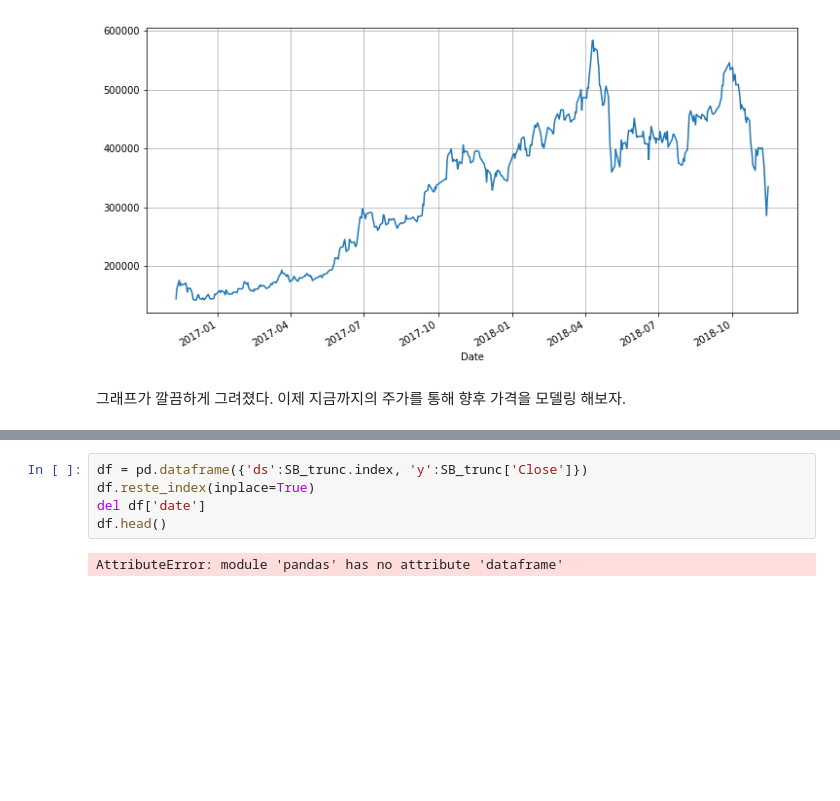
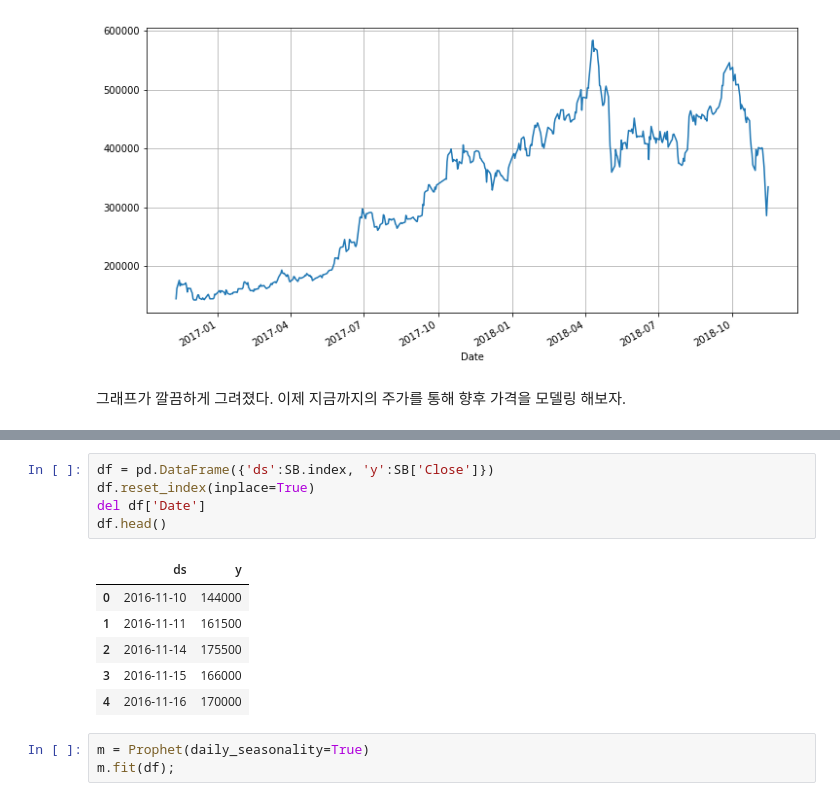
Before and after one commit to py-yoon/Python, a Jupyter notebook: SB.ipynb, the cells around one changed output, grey strips where cells are left out. Saved outputs shown, nothing was run; the diff lists cells and outputs as text; blank space fills up the shorter version.

```diff
--- a/SB.ipynb
+++ b/SB.ipynb
@@ -41,7 +56,15 @@ SB['Close'].plot(figsize=(12,6), grid=True);
 # %%
-df = pd.dataframe({'ds':SB_trunc.index, 'y':SB_trunc['Close']})
-df.reste_index(inplace=True)
-del df['date']
+df = pd.DataFrame({'ds':SB.index, 'y':SB['Close']})
+df.reset_index(inplace=True)
+del df['Date']
 df.head()
 # %% [output]
-AttributeError: module 'pandas' has no attribute 'dataframe'
+|  | ds | y |
+| 0 | 2016-11-10 | 144000 |
+| 1 | 2016-11-11 | 161500 |
+| 2 | 2016-11-14 | 175500 |
+| 3 | 2016-11-15 | 166000 |
+| 4 | 2016-11-16 | 170000 |
+# %%
+m = Prophet(daily_seasonality=True)
+m.fit(df);
```
Also changed, not shown: parts of 6 cells of this notebook.
